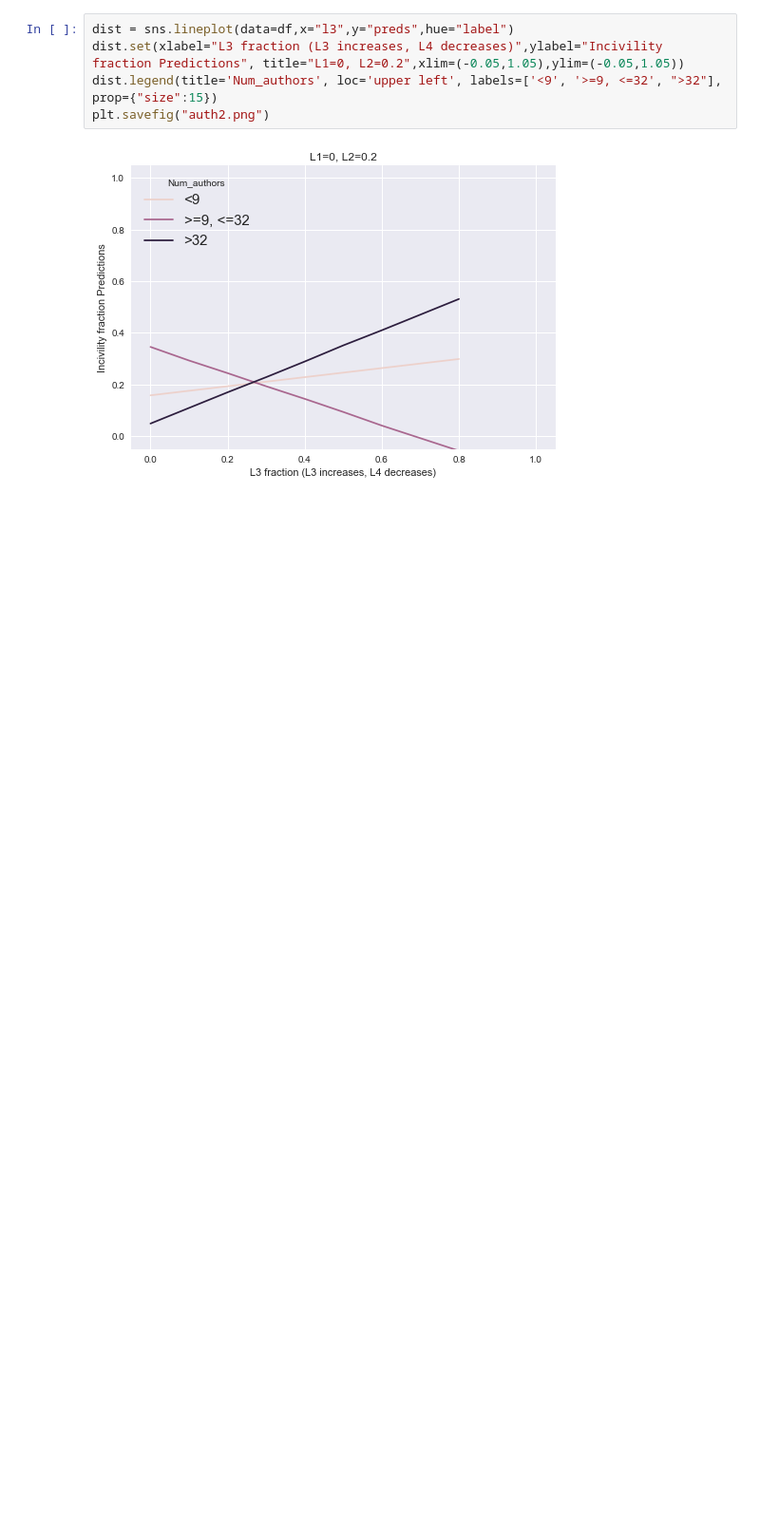
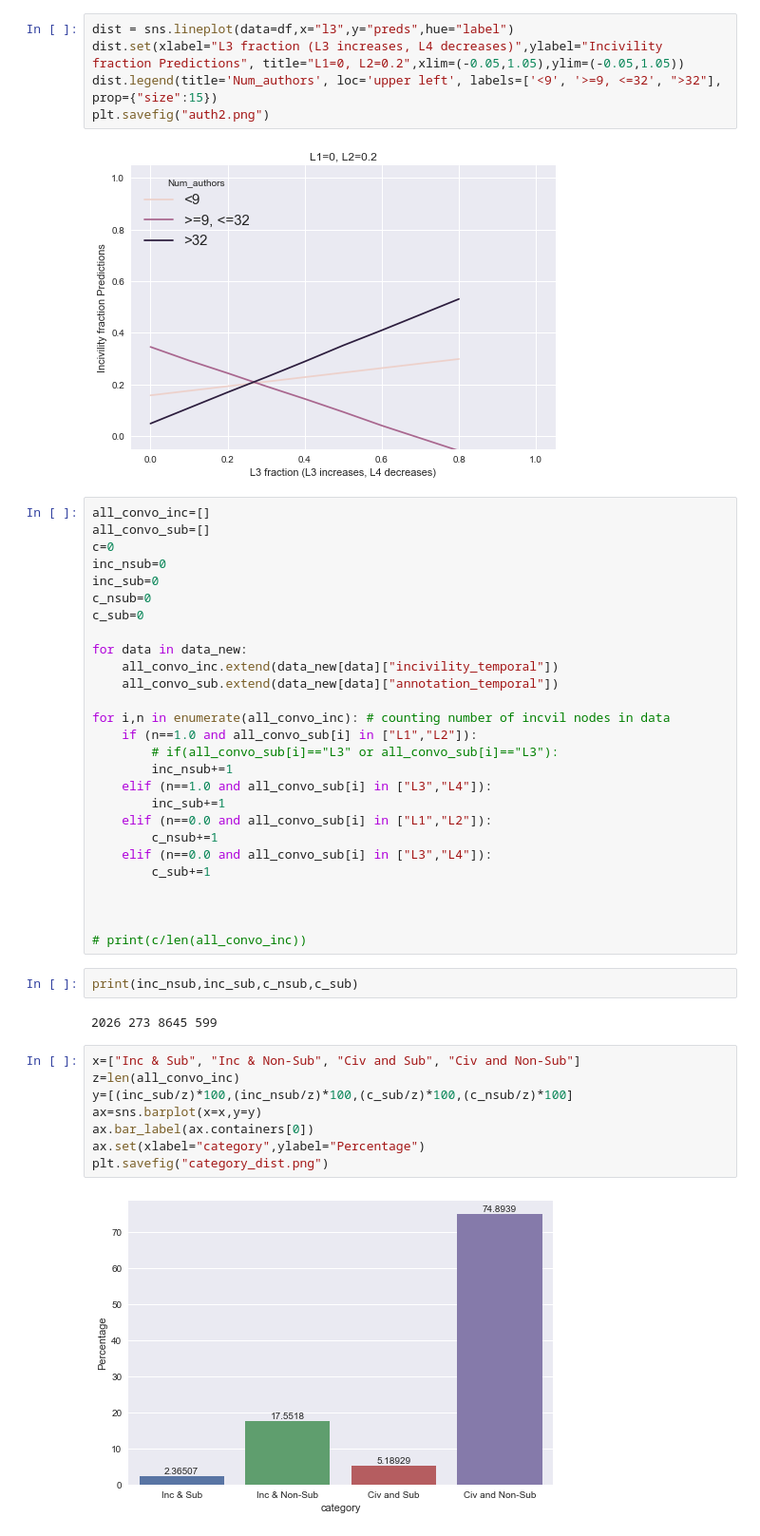
Before and after one commit to ebrahimifard/incivility_analysis, a Jupyter notebook: code/inc_EDA_descriptive.ipynb, the cells around one changed output. Shown at 95% size. Drawn from its saved outputs; the diff is of its cells as text; blank space fills up the shorter version.

```diff
--- a/code/inc_EDA_descriptive.ipynb
+++ b/code/inc_EDA_descriptive.ipynb
@@ -734,3 +734,44 @@ dist.legend(title='Num_authors', loc='upper left', labels=['<9', '>=9, <=32', ">
 plt.savefig("auth2.png")
 # %% [output]
 [figure]
+# %%
+all_convo_inc=[]
+all_convo_sub=[]
+c=0
+inc_nsub=0
+inc_sub=0
+c_nsub=0
+c_sub=0
+
+for data in data_new:
+    all_convo_inc.extend(data_new[data]["incivility_temporal"])
+    all_convo_sub.extend(data_new[data]["annotation_temporal"])
+
+for i,n in enumerate(all_convo_inc): # counting number of incvil nodes in data
+    if (n==1.0 and all_convo_sub[i] in ["L1","L2"]):
+        # if(all_convo_sub[i]=="L3" or all_convo_sub[i]=="L3"):
+        inc_nsub+=1
+    elif (n==1.0 and all_convo_sub[i] in ["L3","L4"]):
+        inc_sub+=1
+    elif (n==0.0 and all_convo_sub[i] in ["L1","L2"]):
+        c_nsub+=1
+    elif (n==0.0 and all_convo_sub[i] in ["L3","L4"]):
+        c_sub+=1
+
+
+
+# print(c/len(all_convo_inc))
+# %%
+print(inc_nsub,inc_sub,c_nsub,c_sub)
+# %% [output]
+2026 273 8645 599
+# %%
+x=["Inc & Sub", "Inc & Non-Sub", "Civ and Sub", "Civ and Non-Sub"]
+z=len(all_convo_inc)
+y=[(inc_sub/z)*100,(inc_nsub/z)*100,(c_sub/z)*100,(c_nsub/z)*100]
+ax=sns.barplot(x=x,y=y)
+ax.bar_label(ax.containers[0])
+ax.set(xlabel="category",ylabel="Percentage")
+plt.savefig("category_dist.png")
+# %% [output]
+[figure, added]
```
Also changed, not shown: parts of 13 cells of this notebook.
